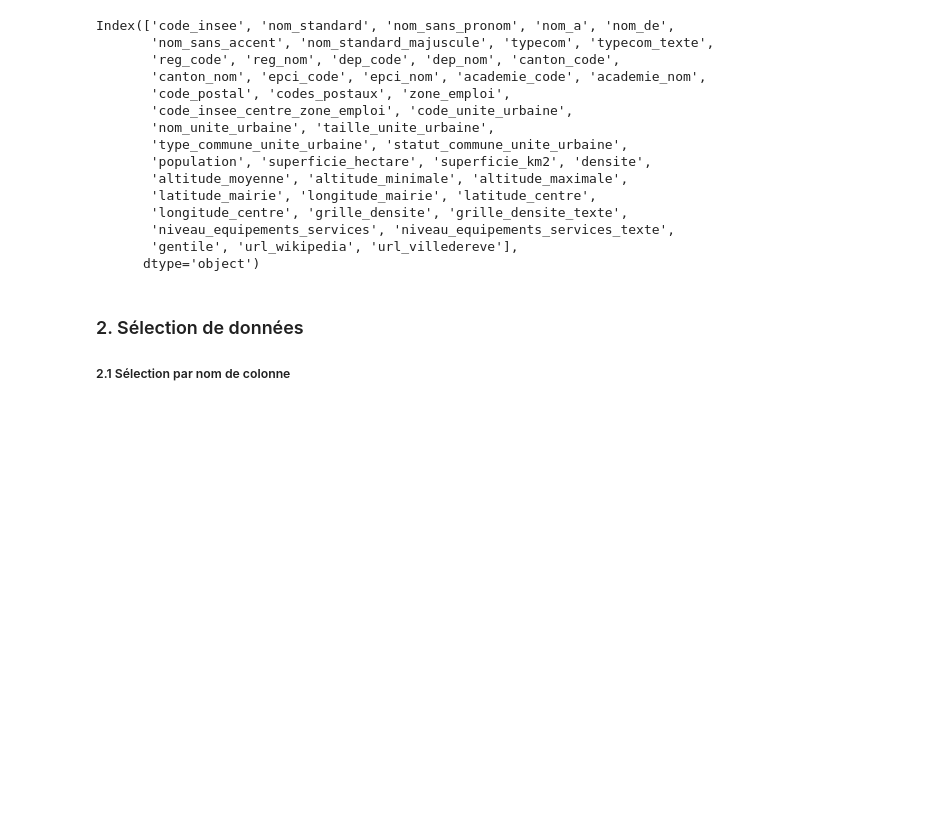
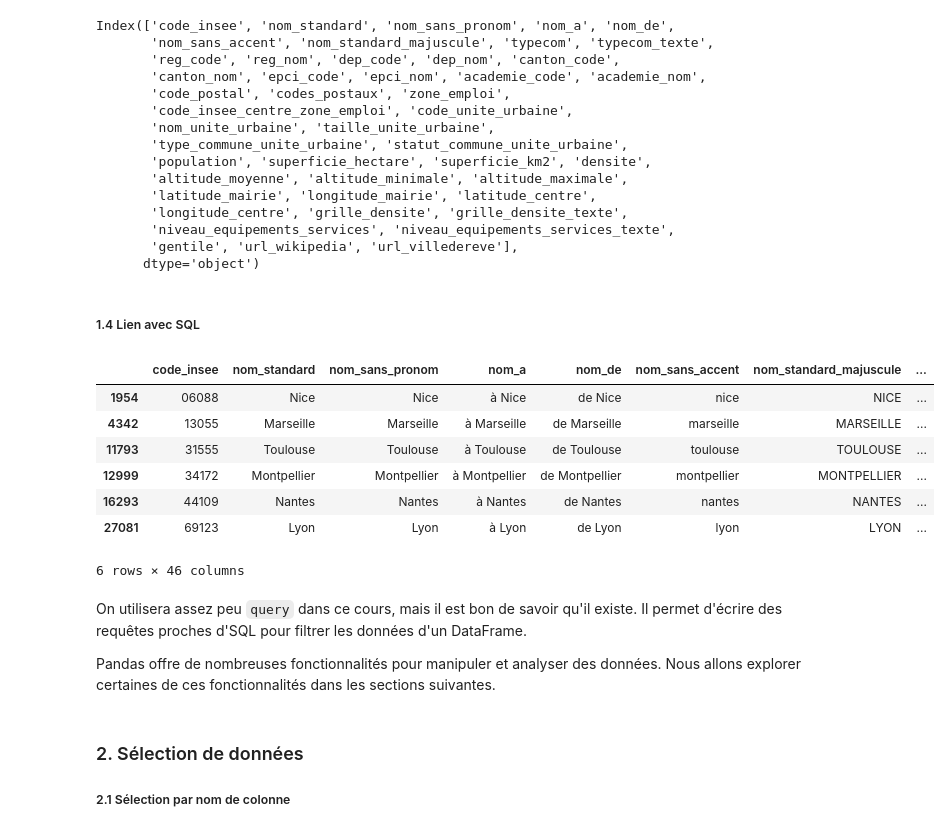
Before and after one commit to ldom1/sorbonne_mimo_python, a Jupyter notebook: 6_manipulation_donnees_pandas/0_cours.ipynb, the cells around one changed output. Saved outputs shown, nothing was run; the diff lists cells and outputs as text; code cells hidden in the pictures; blank space fills up the shorter version.

```diff
--- a/6_manipulation_donnees_pandas/0_cours.ipynb
+++ b/6_manipulation_donnees_pandas/0_cours.ipynb
@@ -311,6 +317,23 @@ Index(['code_insee', 'nom_standard', 'nom_sans_pronom', 'nom_a', 'nom_de',
        'niveau_equipements_services', 'niveau_equipements_services_texte',
        'gentile', 'url_wikipedia', 'url_villedereve'],
       dtype='object')
+# %% [markdown]
+##### 1.4 Lien avec SQL
+# %%
+df.query("population > 300000 and population < 1000000")
+# %% [output]
+|  | code_insee | nom_standard | nom_sans_pronom | nom_a | nom_de | nom_sans_accent | nom_standard_majuscule | ... |
+| 1954 | 06088 | Nice | Nice | à Nice | de Nice | nice | NICE | ... |
+| 4342 | 13055 | Marseille | Marseille | à Marseille | de Marseille | marseille | MARSEILLE | ... |
+| 11793 | 31555 | Toulouse | Toulouse | à Toulouse | de Toulouse | toulouse | TOULOUSE | ... |
+| 12999 | 34172 | Montpellier | Montpellier | à Montpellier | de Montpellier | montpellier | MONTPELLIER | ... |
+| 16293 | 44109 | Nantes | Nantes | à Nantes | de Nantes | nantes | NANTES | ... |
+| 27081 | 69123 | Lyon | Lyon | à Lyon | de Lyon | lyon | LYON | ... |
+6 rows × 46 columns
+# %% [markdown]
+On utilisera assez peu ``query`` dans ce cours, mais il est bon de savoir qu'il existe. Il permet d'écrire des requêtes proches d'SQL pour filtrer les données d'un DataFrame.
+
+Pandas offre de nombreuses fonctionnalités pour manipuler et analyser des données. Nous allons explorer certaines de ces fonctionnalités dans les sections suivantes.
 # %% [markdown]
 ### 2. Sélection de données
 
```
Also changed, not shown: parts of 20 cells of this notebook.
